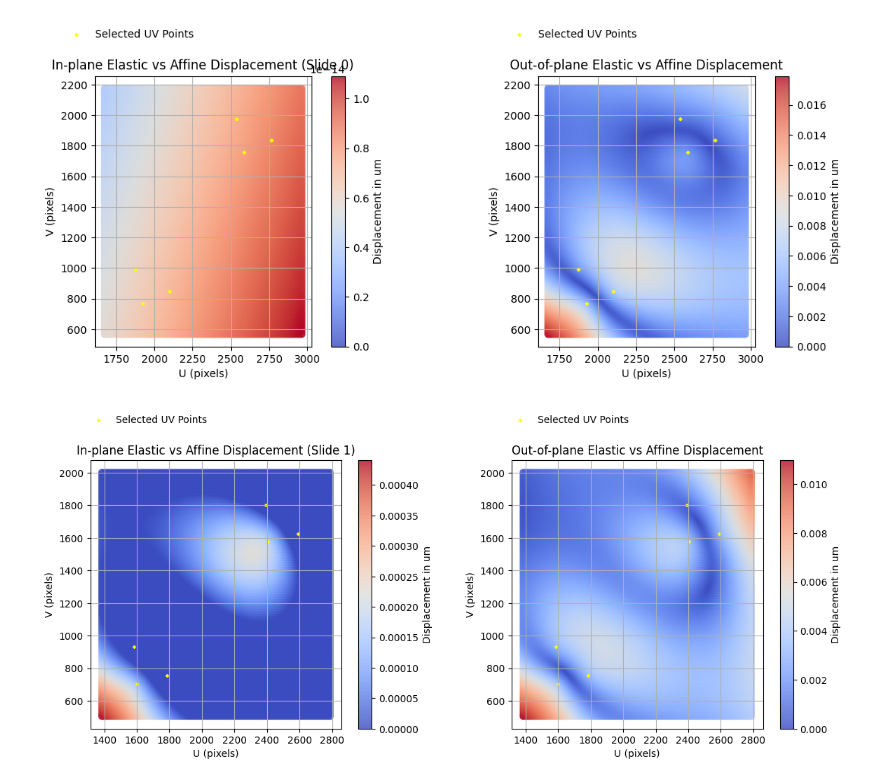
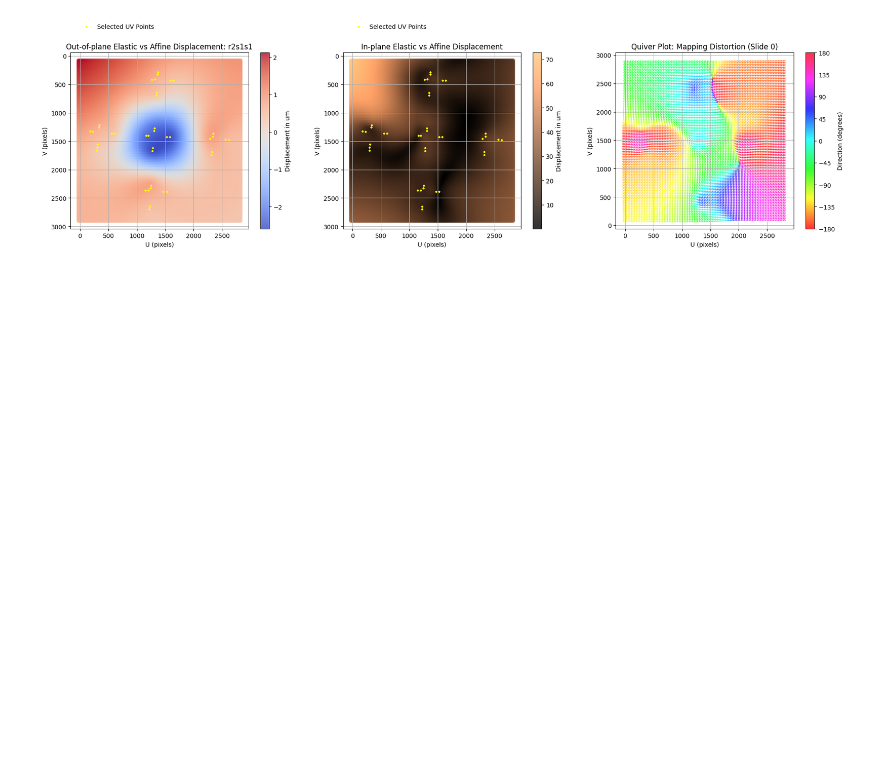
Before and after one commit to WinetraubLab/coregister-xy, a Jupyter notebook: coregister_xy_elastic.ipynb, the cells around one changed output. Cells and saved outputs as stored; diff of their text form; code cells hidden in the pictures; blank space fills up the shorter version.

Commit message:
Fixed displacement plots + added quiver for in-plane displacement

```diff
--- a/coregister_xy_elastic.ipynb
+++ b/coregister_xy_elastic.ipynb
@@ -255,8 +257,12 @@ def plot_mapping_distortion(fps_elastic, fps_affine, fluorescent_image_points_uv
         displacement_vec = xyz_interpolated_elastic - xyz_interpolated_affine
         in_plane_displacement = np.dot(displacement_vec, fp_affine.normal_direction()) # (N,)
         out_of_plane_displacement = np.sqrt(np.linalg.norm(displacement_vec, axis=-1) ** 2 - in_plane_displacement ** 2)
+        in_plane_displacement = in_plane_displacement * 1000
+        out_of_plane_displacement = out_of_plane_displacement * 1000
 
-        fig, (ax1, ax2) = plt.subplots(1, 2, figsize=(12, 5))
+        fig, (ax1, ax2, ax3) = plt.subplots(1, 3, figsize=(19, 5))
+
+        # Plot out of plane difference between elastic and affine
 
         # Heatmap of Displacement (um)
         heatmap = ax1.scatter(
@@ -265,45 +271,86 @@ def plot_mapping_distortion(fps_elastic, fps_affine, fluorescent_image_points_uv
             c=in_plane_displacement,
             cmap='coolwarm',
             alpha=0.8,
-            vmin=0
         )
         ax1.scatter(fluorescent_image_points_uv_pix[:,0], fluorescent_image_points_uv_pix[:,1], s=4, marker='D', color="yellow", label="Selected UV Points")
         ax1.set_xlabel('U (pixels)')
         ax1.set_ylabel('V (pixels)')
-        ax1.set_title(f'In-plane Elastic vs Affine Displacement (Slide {idx})')
+        name = "r2s1s1"
+        ax1.set_title(f'Out-of-plane Elastic vs Affine Displacement: {name}')
         ax1.grid(True)
         ax1.legend(loc="lower right", bbox_to_anchor=(0.5, 1.1), frameon=False)
         ax1.set_aspect('equal')
+        ax1.invert_yaxis()
         fig.colorbar(heatmap, ax=ax1, label='Displacement in um')
+
+        # Plot in-plane difference between elastic and affine
 
         heatmap2 = ax2.scatter(
             uv_grid_points[:, 0],
             uv_grid_points[:, 1],
             c=out_of_plane_displacement,
-            cmap='coolwarm',
+            cmap='copper',
             alpha=0.8,
-            vmin=0
         )
         ax2.scatter(fluorescent_image_points_uv_pix[:,0], fluorescent_image_points_uv_pix[:,1], s=4, marker='D', color="yellow", label="Selected UV Points")
         ax2.set_xlabel('U (pixels)')
         ax2.set_ylabel('V (pixels)')
-        ax2.set_title(f'Out-of-plane Elastic vs Affine Displacement')
+        ax2.set_title(f'In-plane Elastic vs Affine Displacement')
         ax2.grid(True)
         ax2.legend(loc="lower right", bbox_to_anchor=(0.5, 1.1), frameon=False)
         ax2.set_aspect('equal')
+        ax2.invert_yaxis()
         cbar = fig.colorbar(heatmap2, ax=ax2, label='Displacement in um')
         # Force plain formatting (no scientific notation)
         cbar.ax.yaxis.set_major_formatter(ScalarFormatter(useMathText=False))
         cbar.ax.yaxis.get_major_formatter().set_scientific(False)
         cbar.ax.yaxis.get_major_formatter().set_useOffset(False)
 
+        # Plot direction of difference between elastic and affine
+
+        # Normalize the vectors
+        dx = displacement_vec[:, 0]
+        dy = displacement_vec[:, 1]
+        magnitudes = np.sqrt(dx**2 + dy**2)
+        dx_normalized = dx / (magnitudes + 1e-8)
+        dy_normalized = dy / (magnitudes + 1e-8)
+
+        # Compute angles in degrees
+        angles = np.arctan2(dy, dx)
+        angles_deg = np.rad2deg(angles)
+
+        quiver = ax3.quiver(
+            uv_grid_points[:, 0],  # x positions
+            uv_grid_points[:, 1],  # y positions
+            dx_normalized * 40,  # normalized x-components
+            dy_normalized * 40,  # normalized y-components
+            angles_deg,
+            cmap='hsv',
+            angles='xy',
+            scale_units='xy',
+            scale=1,
+            alpha=0.8,
+            width=0.003,
+            headwidth=3,  # Arrow head width
+        )
+
+        ax3.set_xlabel('U (pixels)')
+        ax3.set_ylabel('V (pixels)')
+        ax3.set_title(f'Quiver Plot: Mapping Distortion (Slide {idx})')
+        ax3.grid(True)
+        ax3.set_aspect('equal')
+
+        # Colorbar showing direction in degrees
+        cbar = fig.colorbar(quiver, ax=ax3, label='Direction (degrees)')
+        cbar.set_ticks([-180, -135, -90, -45, 0, 45, 90, 135, 180])
+
         plt.tight_layout()
+        plt.savefig("displacement_plot.png",dpi=300, bbox_inches='tight')
         plt.show()
 
 plot_mapping_distortion(fps_elastic, fps_affine, fluorescent_points_uv_pix_all_planes)
 # %% [output]
-[figure, old version]
+[figure, new version]
-[figure, removed]
 # %%
 # @title Plot all best fit planes in 3D
 
```
Also changed, not shown: parts of 4 cells of this notebook.
